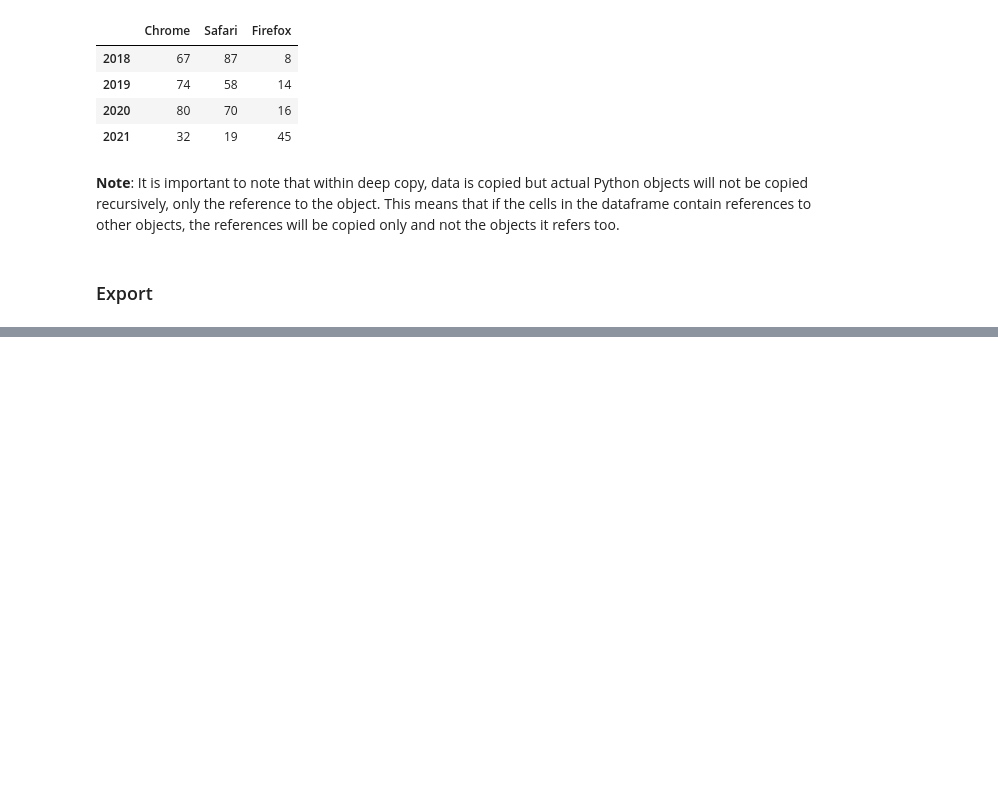
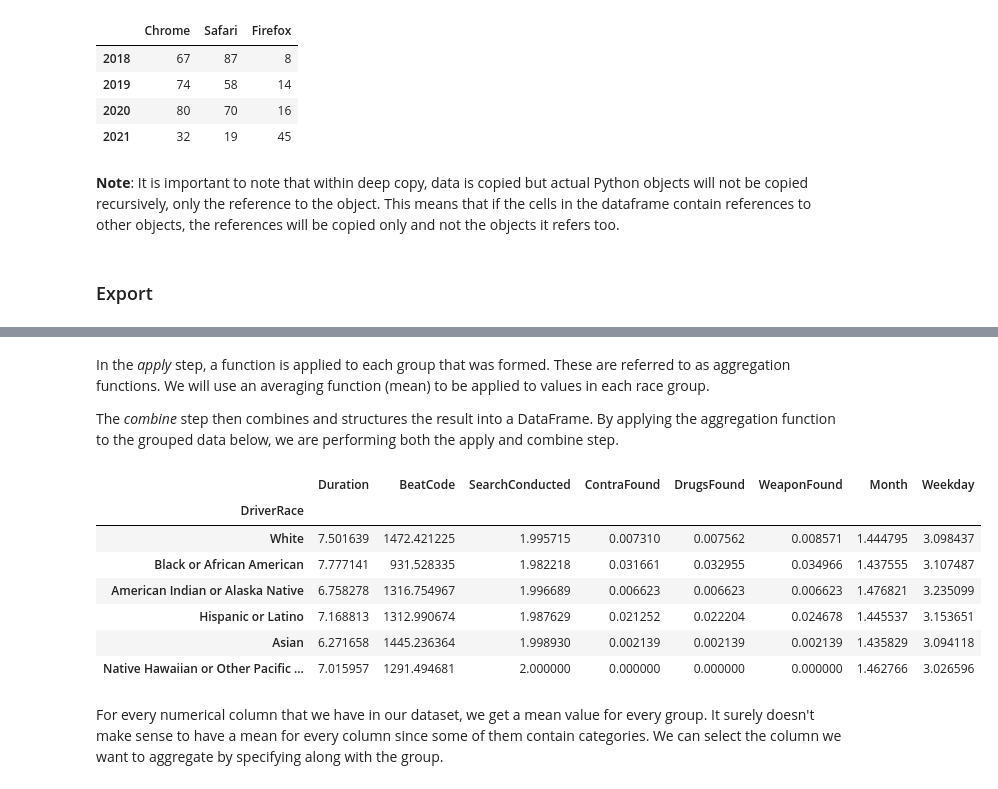
Before and after one commit to rahimrasool/CAN_textbook, a Jupyter notebook: _sources/content/revamped/IntroPandas.ipynb, the cells around one changed output, grey strips where cells are left out. Drawn from its saved outputs; the diff is of its cells as text; code cells hidden in the pictures; blank space fills up the shorter version.

```diff
--- a/_sources/content/revamped/IntroPandas.ipynb
+++ b/_sources/content/revamped/IntroPandas.ipynb
@@ -548,7 +553,8 @@ Data cleaning process usuallly requires replacing vague, misspled or missing val
 
 In order to rename index labels or columns, the rename method is very useful. By mapping the existing value to a new one, we can replace the column name.
 # %%
-stops_df.rename(columns={"Beat": "BeatCode"}, inplace= True)
+stops_df.rename(columns={"Beat": "BeatCode"},
+                inplace= True)
 stops_df.columns
 # %% [output]
 Index(['DateStop', 'TimeStop', 'Duration', 'City', 'DriverRace', 'ReasonStop',
@@ -565,3 +572,21 @@ stops_df.loc[230, 'City'] = 'Chicago'
+# %%
+stops_df['DriverRace'] = stops_df['DriverRace'].map({
+    1.0: 'White',
+    2.0: 'Black or African American',
+    3.0: 'American Indian or Alaska Native',
+    4.0: 'Hispanic or Latino',
+    5.0: 'Asian',
+    6.0: 'Native Hawaiian or Other Pacific Islander',
+})
+# %%
+stops_df['TypeOfMovingViolation'] = stops_df['TypeOfMovingViolation'].map({
+    1.0: 'Speed',
+    2.0: 'Lane Violation',
+    3.0: 'Seat Belt',
+    4.0: 'Traffic Sign or Signal',
+    5.0: 'Follow too close',
+    6.0: 'Other',
+})
 # %% [markdown]
 ### Statistics
 # %% [markdown]
@@ -727,0 +746,19 @@ df.to_csv('brower.csv')
+# %%
+RaceGroups = stops_df.groupby('DriverRace')
+# %% [markdown]
+In the *apply* step, a function is applied to each group that was formed. These are referred to as aggregation functions. We will use an averaging function (mean) to be applied to values in each race group.
+
+The *combine* step then combines and structures the result into a DataFrame. By applying the aggregation function to the grouped data below, we are performing both the apply and combine step.
+# %%
+RaceGroups.mean()
+# %% [output]
+|  | Duration | BeatCode | SearchConducted | ContraFound | DrugsFound | WeaponFound | Month | Weekday |
+| DriverRace |  |  |  |  |  |  |  |  |
+| White | 7.501639 | 1472.421225 | 1.995715 | 0.007310 | 0.007562 | 0.008571 | 1.444795 | 3.098437 |
+| Black or African American | 7.777141 | 931.528335 | 1.982218 | 0.031661 | 0.032955 | 0.034966 | 1.437555 | 3.107487 |
+| American Indian or Alaska Native | 6.758278 | 1316.754967 | 1.996689 | 0.006623 | 0.006623 | 0.006623 | 1.476821 | 3.235099 |
+| Hispanic or Latino | 7.168813 | 1312.990674 | 1.987629 | 0.021252 | 0.022204 | 0.024678 | 1.445537 | 3.153651 |
+| Asian | 6.271658 | 1445.236364 | 1.998930 | 0.002139 | 0.002139 | 0.002139 | 1.435829 | 3.094118 |
+| Native Hawaiian or Other Pacific ... | 7.015957 | 1291.494681 | 2.000000 | 0.000000 | 0.000000 | 0.000000 | 1.462766 | 3.026596 |
+# %% [markdown]
+For every numerical column that we have in our dataset, we get a mean value for every group. It surely doesn't make sense to have a mean for every column since some of them contain categories. We can select the column we want to aggregate by specifying along with the group.
```
Also changed, not shown: parts of 24 cells of this notebook, 2 other files.
